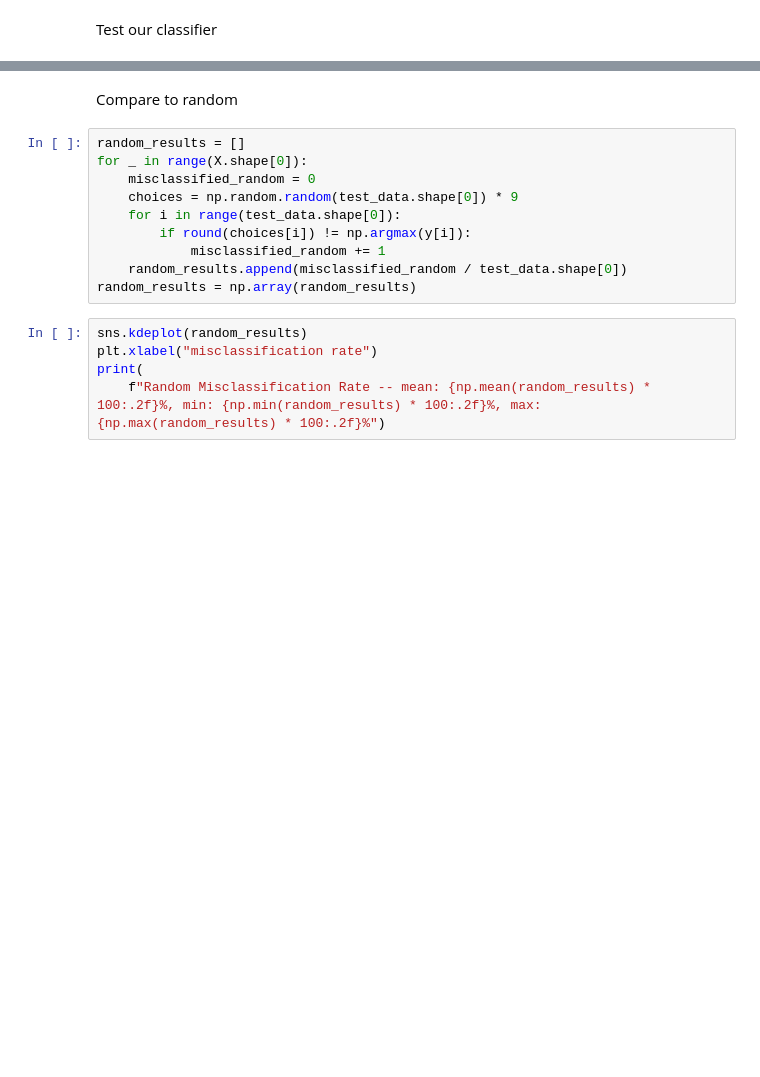
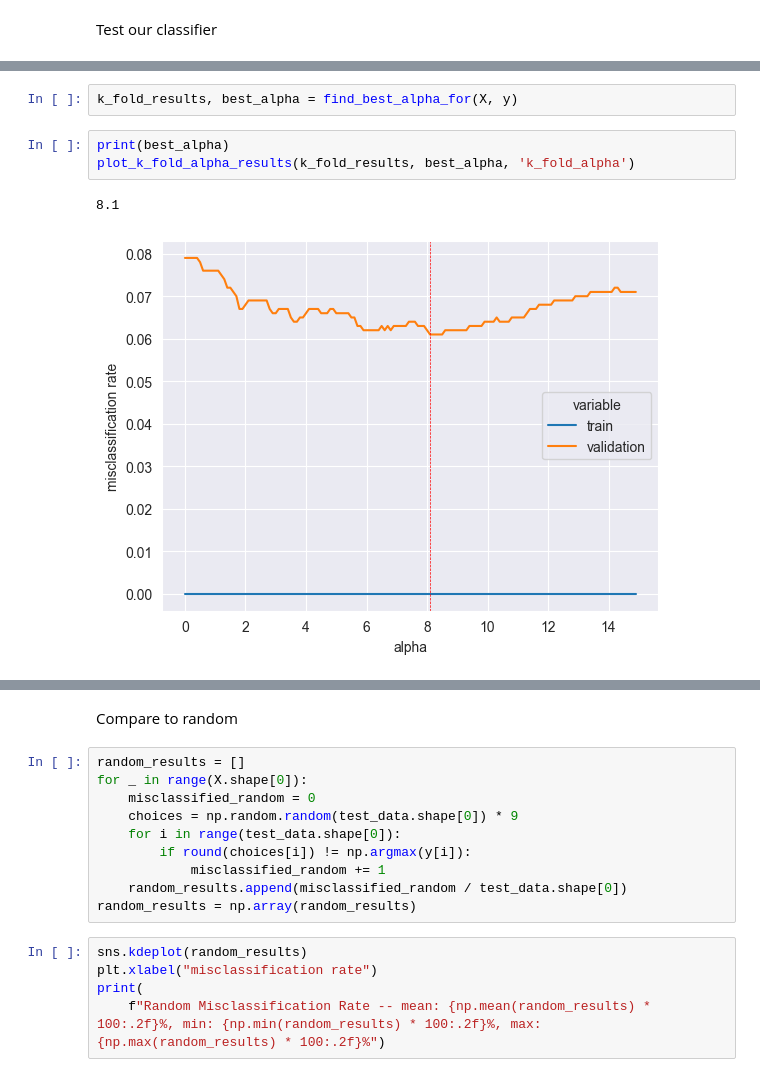
Before and after one commit to RickHuizing/MLProject-Group15-Digits, a Jupyter notebook: linear_regression.ipynb, the cells around one changed output, grey strips where cells are left out. Cells and saved outputs as stored; diff of their text form; blank space fills up the shorter version.

Commit message:
some last-minute optimizations and figure creation

```diff
--- a/linear_regression.ipynb
+++ b/linear_regression.ipynb
@@ -85,0 +128,8 @@ test: misclassified: 83, misclassification rate: 8.3%
+# %%
+k_fold_results, best_alpha = find_best_alpha_for(X, y)
+# %%
+print(best_alpha)
+plot_k_fold_alpha_results(k_fold_results, best_alpha, 'k_fold_alpha')
+# %% [output]
+8.1
+[figure, added]
```
Also changed, not shown: parts of 24 cells of this notebook, 10 other files.
